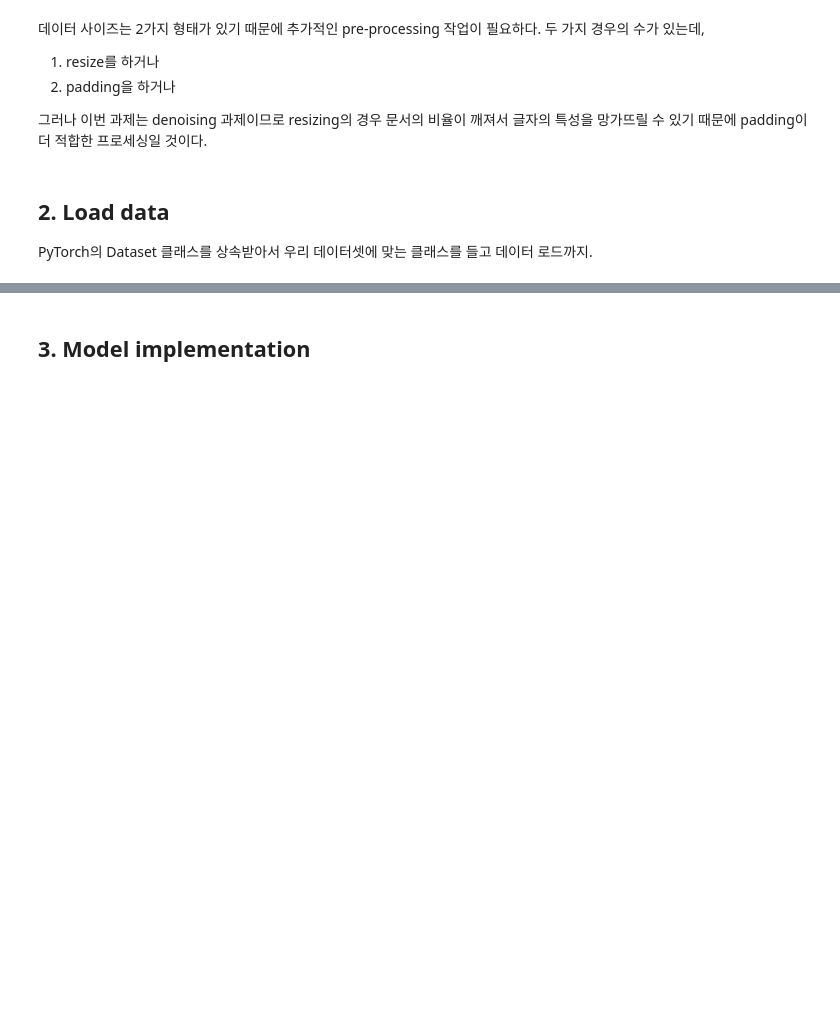
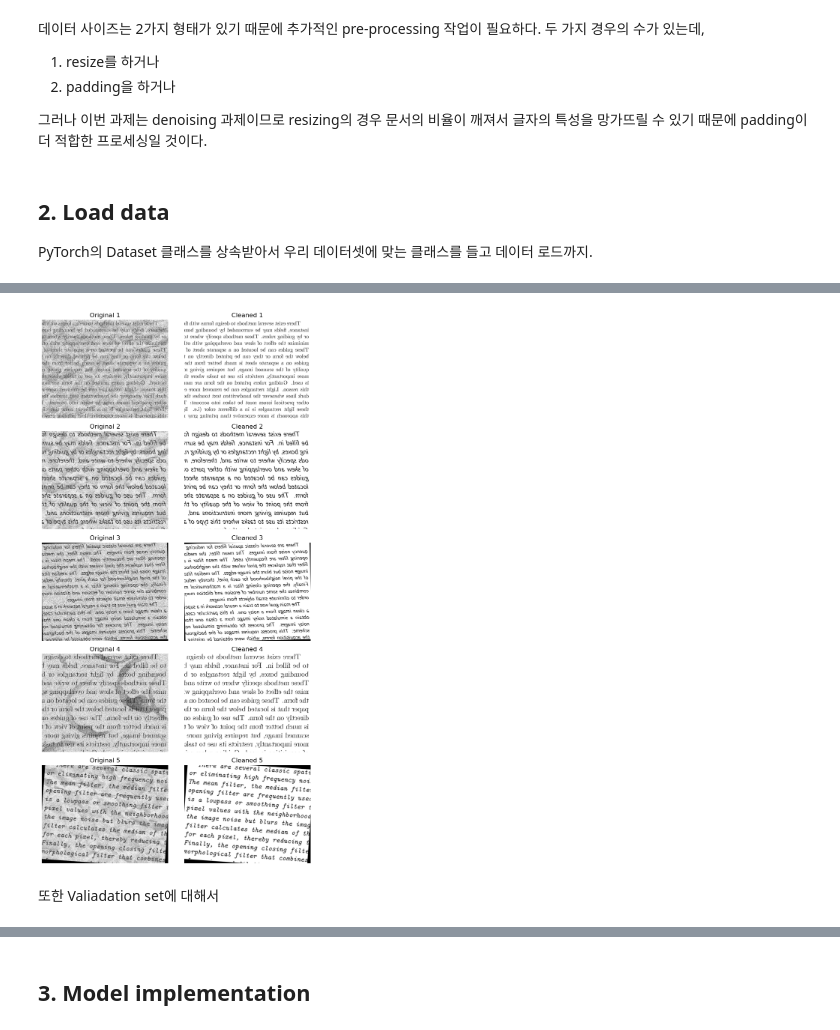
Before and after one commit to soohyun-chris-jeon/Sprint_log, a Jupyter notebook: Assignments/mission_5/05_3팀_전수현2.ipynb, the cells around one changed output, grey strips where cells are left out. Drawn from its saved outputs; the diff is of its cells as text; code cells hidden in the pictures; blank space fills up the shorter version.

```diff
--- a/Assignments/mission_5/05_3팀_전수현2.ipynb
+++ b/Assignments/mission_5/05_3팀_전수현2.ipynb
@@ -219,0 +273,36 @@ train_loader = DataLoader(...)
+# %%
+# 시각화 함수
+def visualize_paired_dataset(paired_loader, num_images=5):
+    # paired_loader에서 데이터 하나 가져오기
+    for train_images, cleaned_images in paired_loader:
+        # 시각화
+        # print(f"train: {train_images[0].shape}")
+        # print(f"label: {cleaned_images[0].shape}")
+
+        fig, axes = plt.subplots(
+            num_images, 2, figsize=(8, num_images * 3)
+        )  # num_images 행, 2열 (위: train, 아래: cleaned)
+        for i in range(num_images):
+            # 첫 번째 열: 원본 이미지 (train)
+            # print(f"train: {train_images[0].shape}")
+            axes[i, 0].imshow(train_images[i].permute(1, 2, 0).numpy(), cmap="gray")
+            axes[i, 0].set_title(f"Original {i+1}")
+            axes[i, 0].axis("off")  # 축 비활성화
+
+            # 두 번째 열: 정제된 이미지 (cleaned)
+            # print(f"label: {cleaned_images[0].shape}")
+            axes[i, 1].imshow(cleaned_images[i].permute(1, 2, 0).numpy(), cmap="gray")
+            axes[i, 1].set_title(f"Cleaned {i+1}")
+            axes[i, 1].axis("off")  # 축 비활성화
+
+        plt.tight_layout()
+        plt.show()
+        break  # 한 번만 실행하도록 break
+
+
+# PairedImageDataset에서 이미지 위아래 시각화
+visualize_paired_dataset(train_loader, num_images=5)
+# %% [output]
+[figure, added]
+# %% [markdown]
+또한 Valiadation set에 대해서
```
Also changed, not shown: parts of 20 cells of this notebook, 7 other files.
